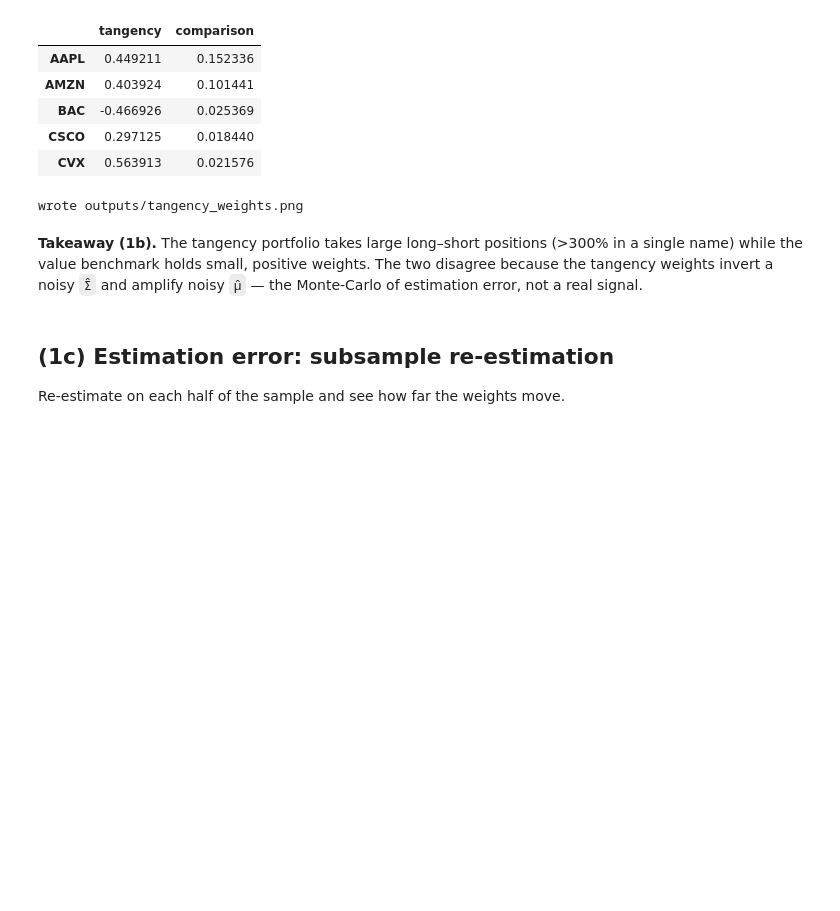
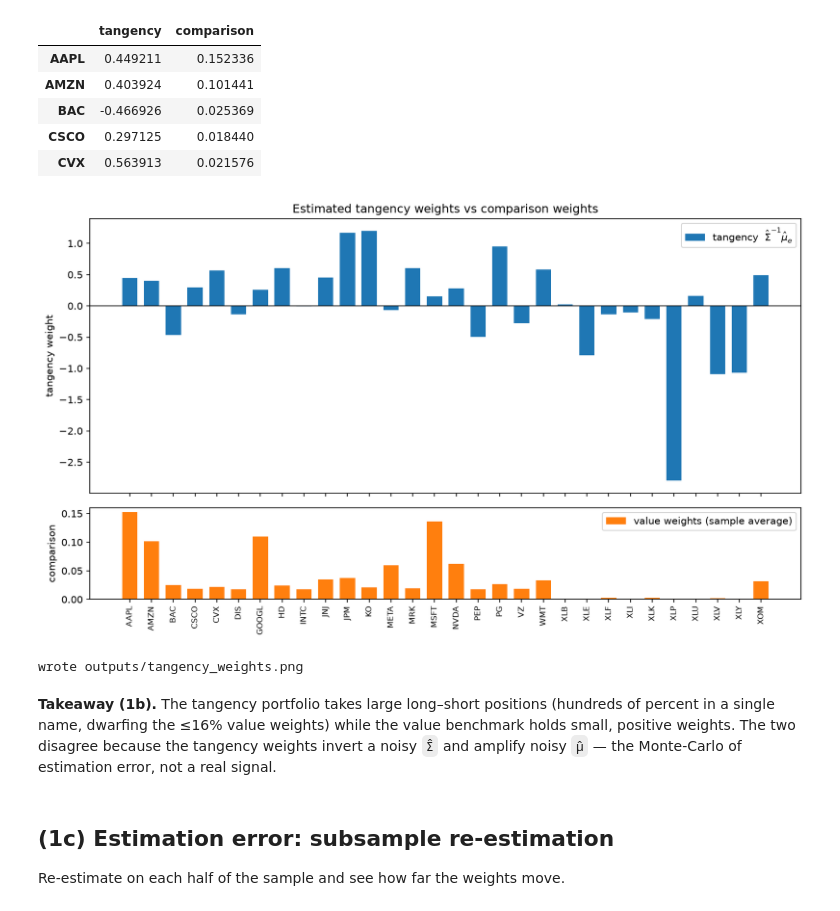
Before and after one commit to Prolead1/goldman, a Jupyter notebook: notebooks/portfolio_analysis.ipynb, the cells around one changed output. Cells and saved outputs as stored; diff of their text form; code cells hidden in the pictures; blank space fills up the shorter version.

```diff
--- a/notebooks/portfolio_analysis.ipynb
+++ b/notebooks/portfolio_analysis.ipynb
@@ -149,18 +149,22 @@ most extreme tangency weight: +280%
 | CSCO | 0.297125 | 0.018440 |
 | CVX | 0.563913 | 0.021576 |
 # %%
+from IPython.display import Image, display
+
 plot_weights(
     weight_table,
     OUTPUT_DIR / "tangency_weights.png",
     comparison_label=comparison_label,
 )
+display(Image(filename=OUTPUT_DIR / "tangency_weights.png"))
 print("wrote", "outputs/tangency_weights.png")
 # %% [output]
+[figure, added]
 wrote outputs/tangency_weights.png
 # %% [markdown]
 **Takeaway (1b).** The tangency portfolio takes large long–short positions
-(>300% in a single name) while the value benchmark holds small, positive
-weights. The two disagree because the tangency weights invert a noisy `Σ̂` and
+(hundreds of percent in a single name, dwarfing the ≤16% value weights) while
+the value benchmark holds small, positive weights. The two disagree because the tangency weights invert a noisy `Σ̂` and
 amplify noisy `μ̂` — the Monte-Carlo of estimation error, not a real signal.
 # %% [markdown]
 ## (1c) Estimation error: subsample re-estimation
```
Also changed, not shown: parts of 1 cell of this notebook, 1 other file.
